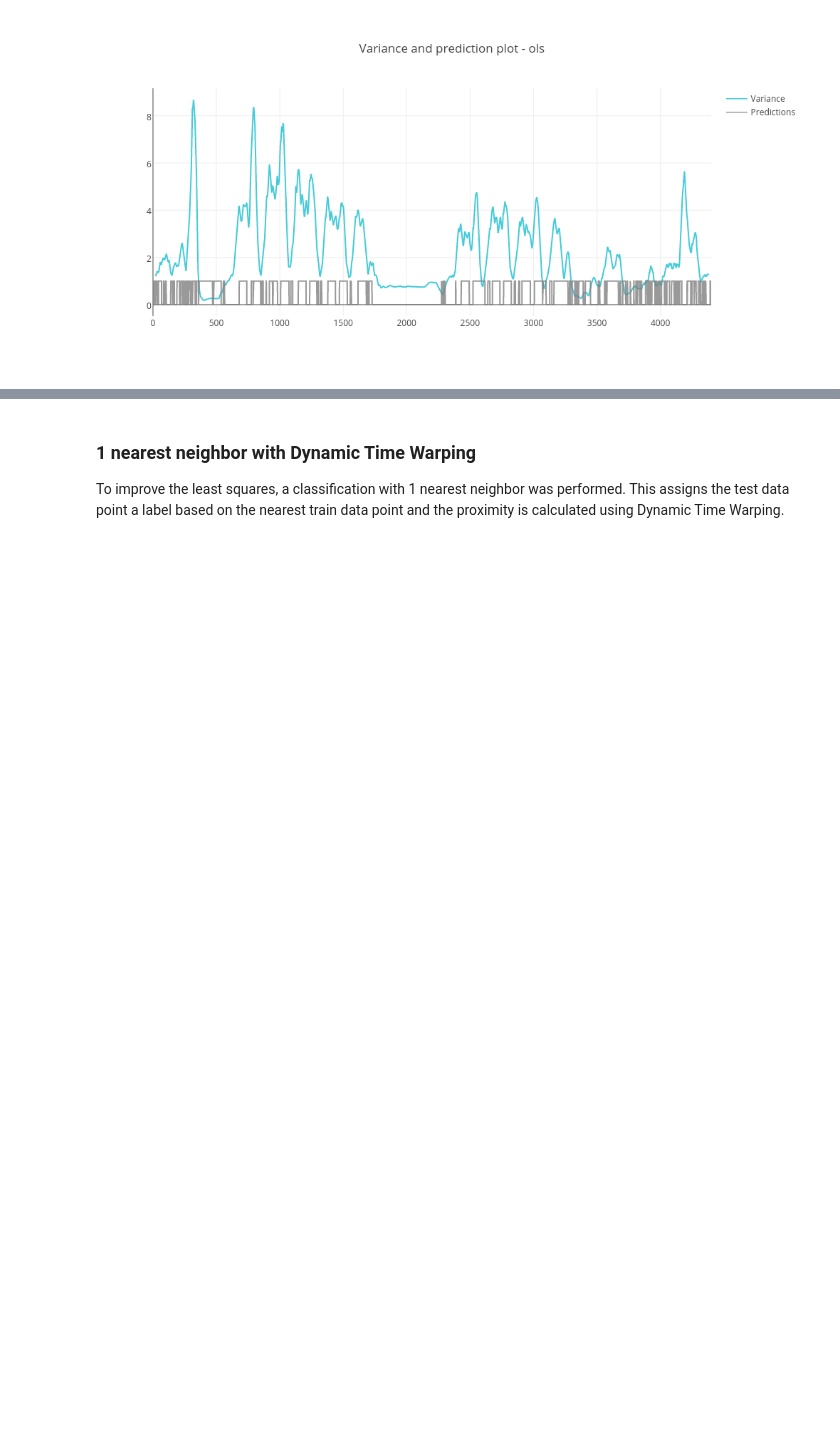
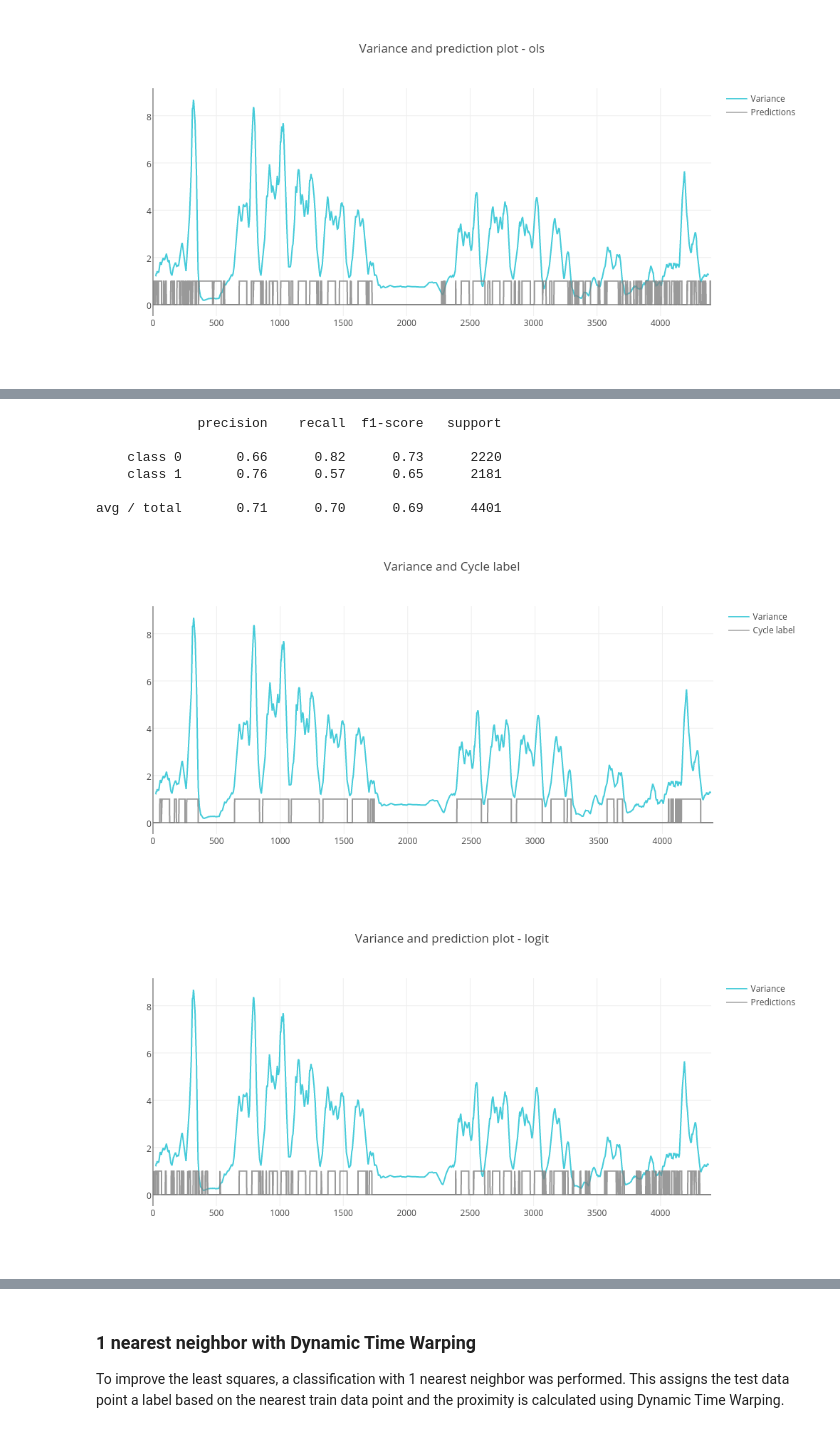
Before and after one commit to MithileshNanj/Walk-cycle-detection, a Jupyter notebook: Walk cycle detection.ipynb, the cells around one changed output, grey strips where cells are left out. Cells and saved outputs as stored; diff of their text form; code cells hidden in the pictures; blank space fills up the shorter version.

```diff
--- a/Walk cycle detection.ipynb
+++ b/Walk cycle detection.ipynb
@@ -307,0 +311,5 @@ avg / total       0.61      0.61      0.61      4401
+# %%
+#Logit model fit
+logit_model = sm.Logit(appended_data['cycle'], appended_data[['ax','ax_L1','ax_L2','ax_L3','ay_L1','ay_L2','ay_L3','az_L1','az_L2','az_L3','ay','az']])
+logit_fit_model = logit_model.fit()
+logit_fit_model.summary()
@@ -307,0 +344,16 @@ avg / total       0.61      0.61      0.61      4401
+# %%
+#Predictions for the test data using least squares regression
+test_smoothed['preds_logit'] = pd.DataFrame(logit_fit_model.predict(test_appended_data[['ax','ax_L1','ax_L2','ax_L3','ay_L1','ay_L2','ay_L3','az_L1','az_L2','az_L3','ay','az']]))
+test_smoothed['preds_logit_bin'] = np.where(test_smoothed['preds_logit'] > 0.5,1,0)
+
+target_names = ['class 0', 'class 1']
+print(classification_report(test_smoothed['cycle'],test_smoothed['preds_logit_bin'], target_names= target_names))
+# %% [output]
+             precision    recall  f1-score   support
+
+    class 0       0.66      0.82      0.73      2220
+    class 1       0.76      0.57      0.65      2181
+
+avg / total       0.71      0.70      0.69      4401
+[figure, added]
+[figure, added]
```
Also changed, not shown: parts of 10 cells of this notebook.
